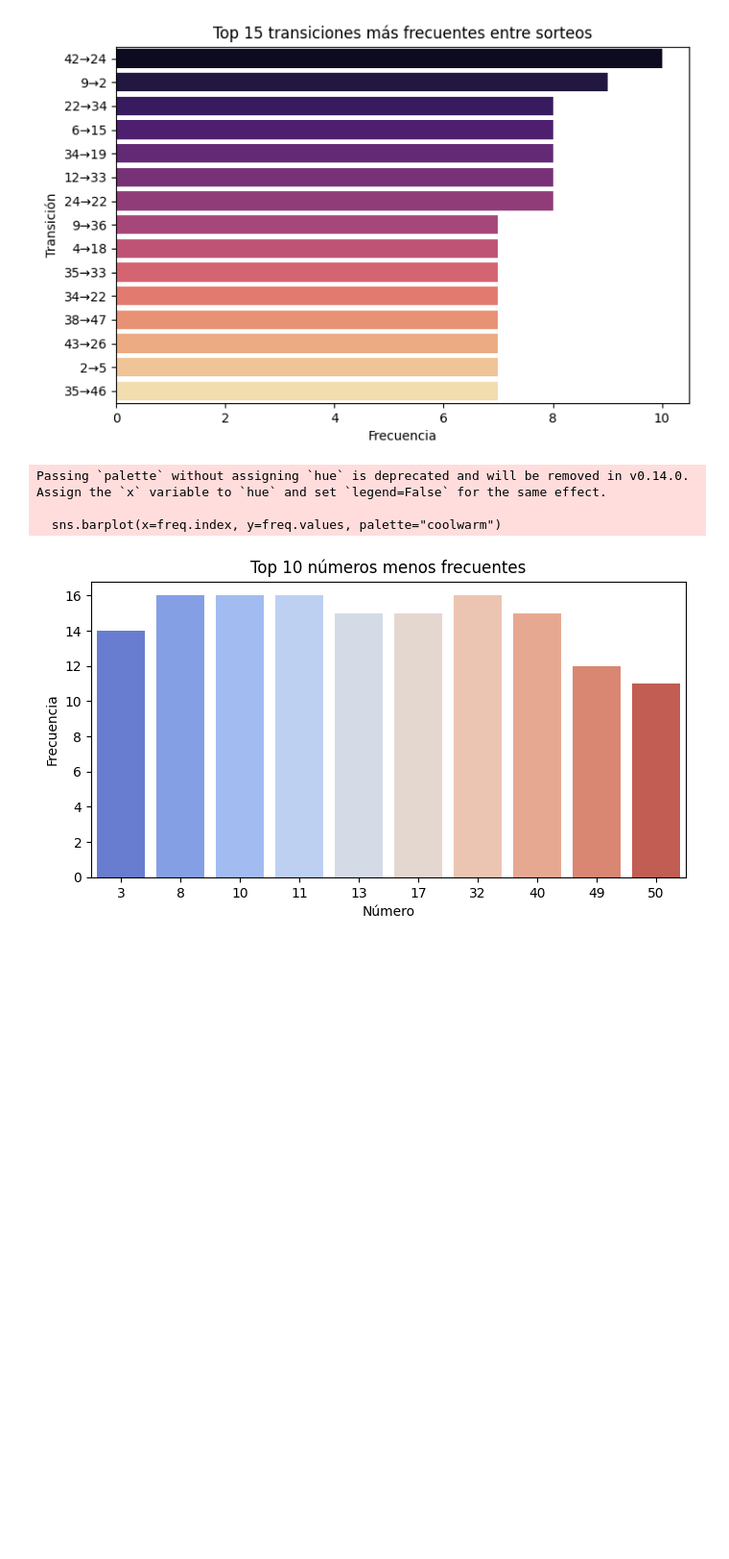
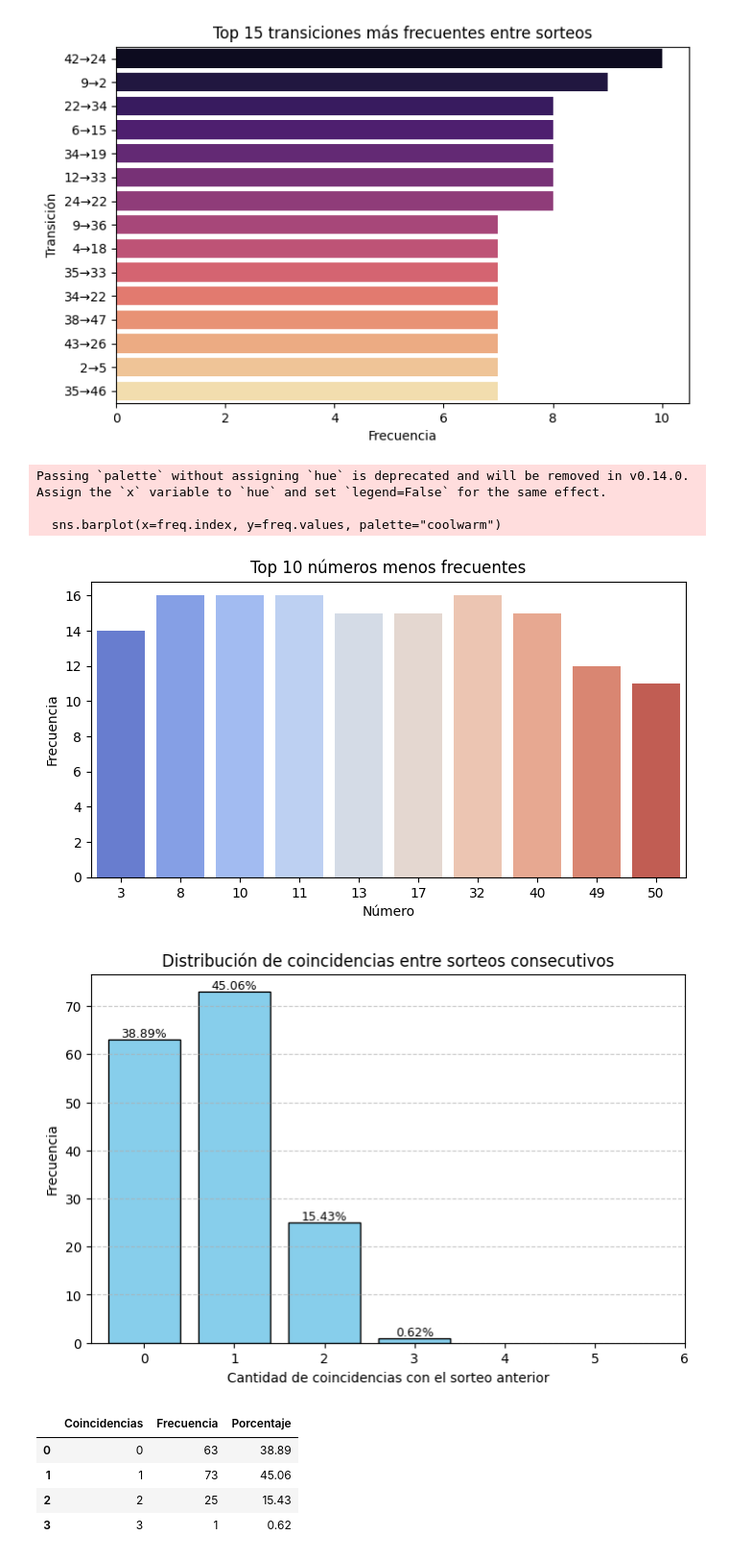
Before and after one commit to EmadScience31416/tinka-luck-model, a Jupyter notebook: Analysis/tinka_analysis.ipynb, the cells around one changed output. Shown at 96% size. Drawn from its saved outputs; the diff is of its cells as text; code cells hidden in the pictures; blank space fills up the shorter version.

```diff
--- a/Analysis/tinka_analysis.ipynb
+++ b/Analysis/tinka_analysis.ipynb
@@ -408,3 +406,69 @@ Passing `palette` without assigning `hue` is deprecated and will be removed in v
 
   sns.barplot(x=freq.index, y=freq.values, palette="coolwarm")
 [figure]
+# %%
+def analyze_repeats(df_tinka):
+    """
+    Analiza cuántos números ganadores se repiten de un sorteo al siguiente.
+
+    Parámetros:
+        df_tinka (pd.DataFrame): DataFrame con columnas ['fecha', 'bola', 'valor'].
+                                 Debe contener los datos históricos de la Tinka.
+
+    Retorna:
+        pd.DataFrame: Conteo y porcentaje de coincidencias.
+    """
+    # Filtramos solo las 6 bolas principales (sin Boliyapa)
+    df_main = df_tinka[df_tinka['bola'].str.startswith('B') & (df_tinka['bola'] != 'Boliyapa')]
+
+    # Agrupamos por fecha y creamos listas de números sorteados
+    draws = df_main.groupby('fecha')['valor'].apply(list).reset_index()
+    draws = draws.sort_values('fecha').reset_index(drop=True)
+
+    repeat_counts = []
+
+    # Comparar cada sorteo con el anterior
+    for i in range(1, len(draws)):
+        prev_set = set(draws.loc[i-1, 'valor'])
+        curr_set = set(draws.loc[i, 'valor'])
+        matches = len(prev_set & curr_set)
+        repeat_counts.append(matches)
+
+    # Contar ocurrencias
+    count_distribution = Counter(repeat_counts)
+
+    # Convertir a DataFrame para mostrar
+    df_counts = pd.DataFrame({
+        'Coincidencias': list(count_distribution.keys()),
+        'Frecuencia': list(count_distribution.values())
+    }).sort_values('Coincidencias').reset_index(drop=True)
+
+    # Calcular porcentaje
+    total_compared = len(repeat_counts)
+    df_counts['Porcentaje'] = (df_counts['Frecuencia'] / total_compared * 100).round(2)
+
+    # Graficar histograma
+    plt.figure(figsize=(8, 5))
+    plt.bar(df_counts['Coincidencias'], df_counts['Frecuencia'], color='skyblue', edgecolor='black')
+    plt.xlabel("Cantidad de coincidencias con el sorteo anterior")
+    plt.ylabel("Frecuencia")
+    plt.title("Distribución de coincidencias entre sorteos consecutivos")
+
+    # Mostrar porcentajes sobre las barras
+    for i, (x, y, pct) in enumerate(zip(df_counts['Coincidencias'], df_counts['Frecuencia'], df_counts['Porcentaje'])):
+        plt.text(x, y + 0.5, f"{pct}%", ha='center', fontsize=9)
+
+    plt.xticks(range(0, 7))  # Solo valores 0 a 6
+    plt.grid(axis='y', linestyle='--', alpha=0.7)
+    plt.show()
+
+    return df_counts
+
+analyze_repeats(df_tinka)
+# %% [output]
+[figure, added]
+|  | Coincidencias | Frecuencia | Porcentaje |
+| 0 | 0 | 63 | 38.89 |
+| 1 | 1 | 73 | 45.06 |
+| 2 | 2 | 25 | 15.43 |
+| 3 | 3 | 1 | 0.62 |
```
Also changed, not shown: parts of 4 cells of this notebook, 1 other file.
